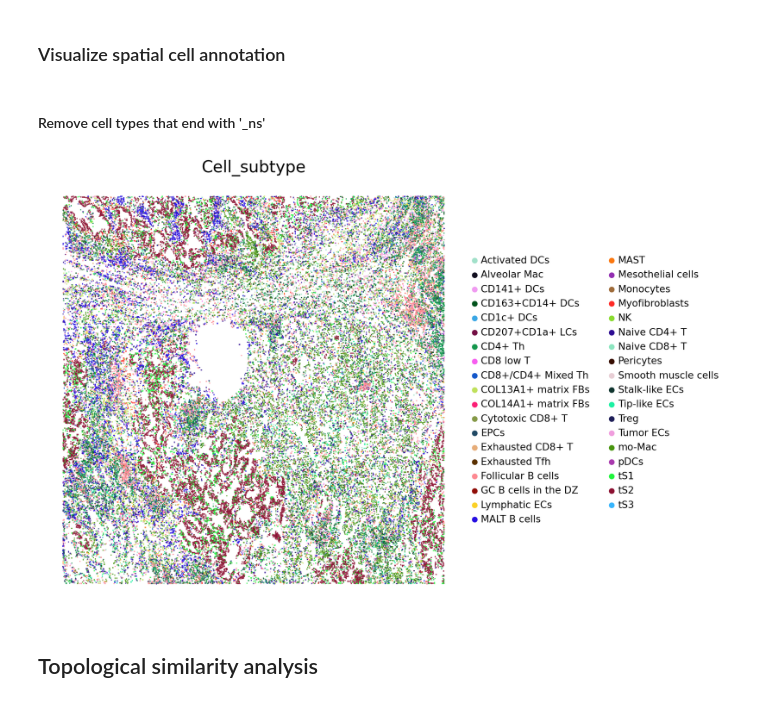
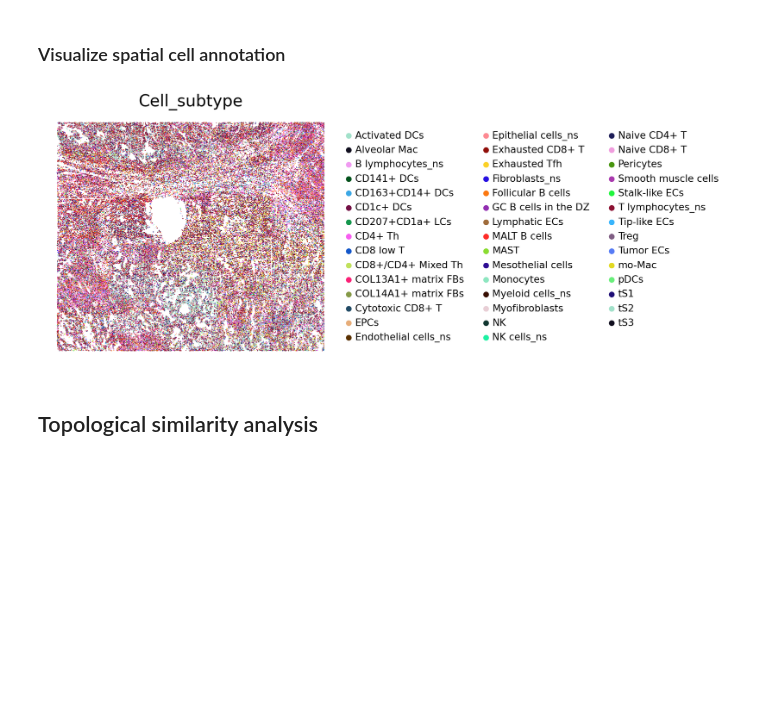
Before and after one commit to bsungwoo/STopover, a Jupyter notebook: SMI_sample.ipynb, the cells around one changed output. Saved outputs shown, nothing was run; the diff lists cells and outputs as text; code cells hidden in the pictures; blank space fills up the shorter version.

```diff
--- a/SMI_sample.ipynb
+++ b/SMI_sample.ipynb
@@ -103,5 +103,3 @@ sp_adata.obs
 9762 rows × 49 columns
 # %% [markdown]
 ### Visualize spatial cell annotation
-# %% [markdown]
-#### Remove cell types that end with '_ns'
@@ -111,11 +106,12 @@ sp_adata_cell_sub = sp_adata_cell[~sp_adata_cell.obs['Cell_subtype'].str.contain
 # %%
-sp_adata_cell_sub = STopover_cosmx(sp_adata=sp_adata_cell_sub, sc_celltype_colname = 'Cell_subtype',
-                                   min_size=20, fwhm=2.5, thres_per=30, save_path='./Results')
+sp_adata_cell = sp_adata.uns['adata_cell']
+sp_adata_cell = STopover_cosmx(sp_adata=sp_adata_cell, sc_celltype_colname = 'Cell_subtype',
+                                min_size=20, fwhm=2.5, thres_per=30, save_path='./Results')
 
-sp_adata_cell_sub.vis_spatial_cosmx(feat_name='Cell_subtype', title_fontsize=20, dot_size=1.5,
-                                    fig_size=(12,8), legend_fontsize=12, save=True, dpi=200)
+sp_adata_cell.vis_spatial_cosmx(feat_name='Cell_subtype', title_fontsize=20, dot_size=1,
+                                fig_size=(12,5), legend_fontsize=12, save=True, dpi=200)
 # %% [output]
-[figure, old version]
+[figure, new version]
 # %% [markdown]
 ## Topological similarity analysis
 # %%
```
Also changed, not shown: parts of 18 cells of this notebook, 37 other files.
